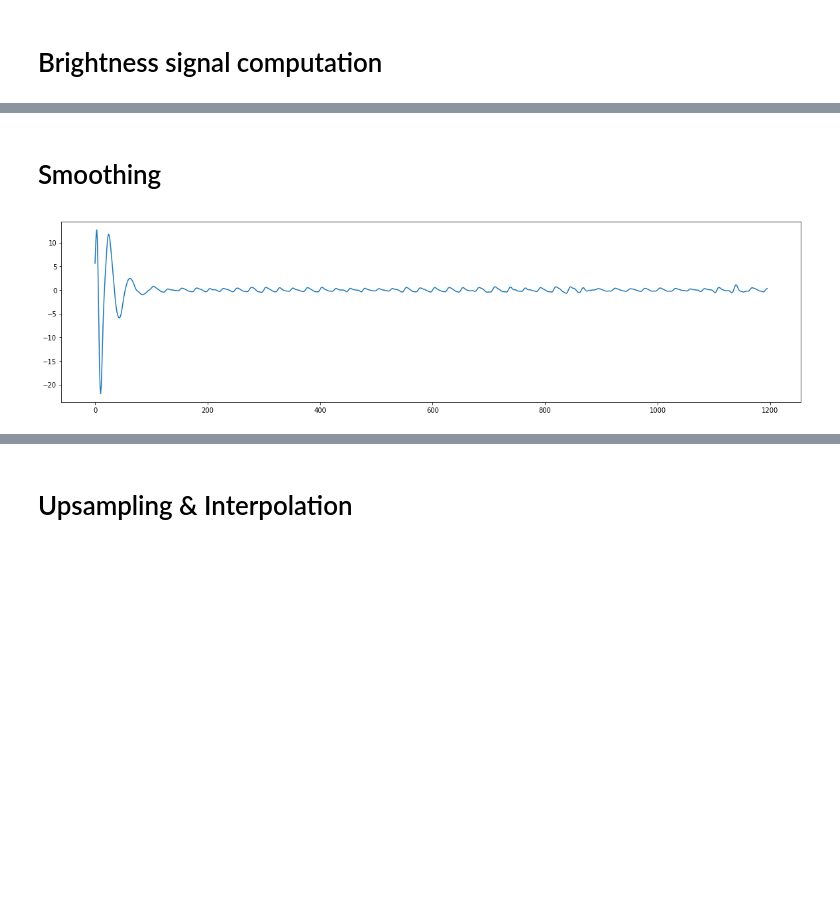
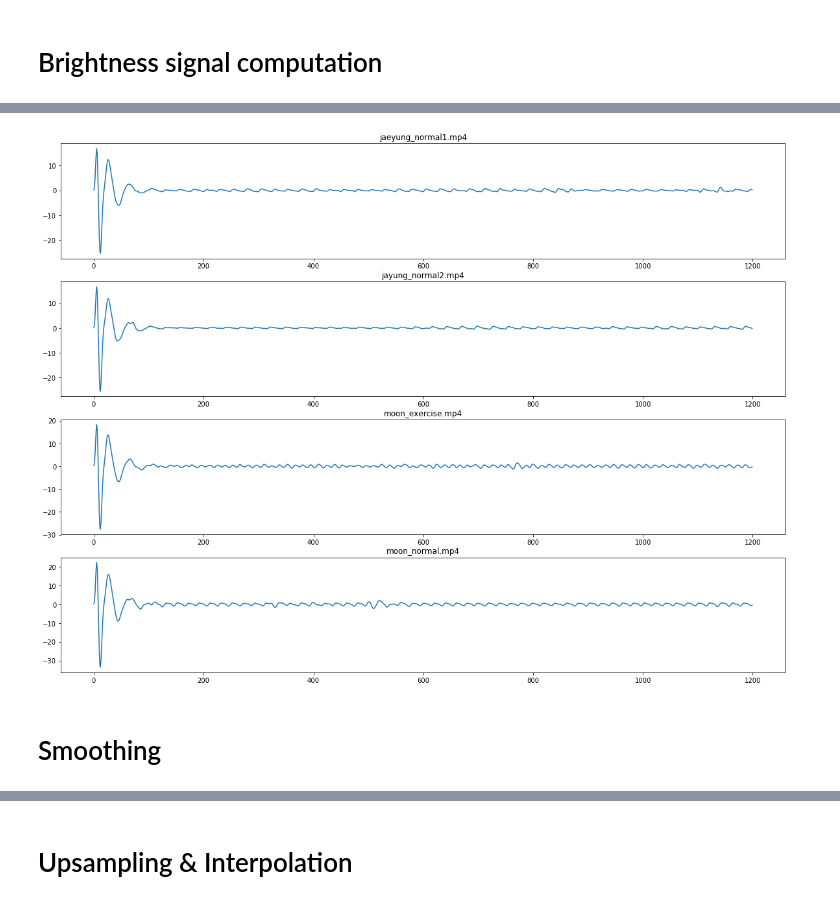
Before and after one commit to jaeyung1001/ML_MEDICAL, a Jupyter notebook: Assignment3/Assignment3.ipynb, the cells around one changed output, grey strips where cells are left out. Saved outputs shown, nothing was run; the diff lists cells and outputs as text; code cells hidden in the pictures; blank space fills up the shorter version.

```diff
--- a/Assignment3/Assignment3.ipynb
+++ b/Assignment3/Assignment3.ipynb
@@ -50,11 +71,6 @@ plt.show()
+# %%
+band = Bandpass_filter(all_bright)
+# %% [output]
+[figure, added]
 # %% [markdown]
 # Smoothing
-# %%
-N = 5
-smooth_signal = pd.rolling_mean(filter_bright, N)[N-1:]
-plt.figure(figsize=(20,5))
-plt.plot(list(range(len(smooth_signal[:]))), smooth_signal[:])
-plt.show()
-# print(smooth_signal)
-# %% [output]
-[figure, removed]
```
Also changed, not shown: parts of 14 cells of this notebook.
